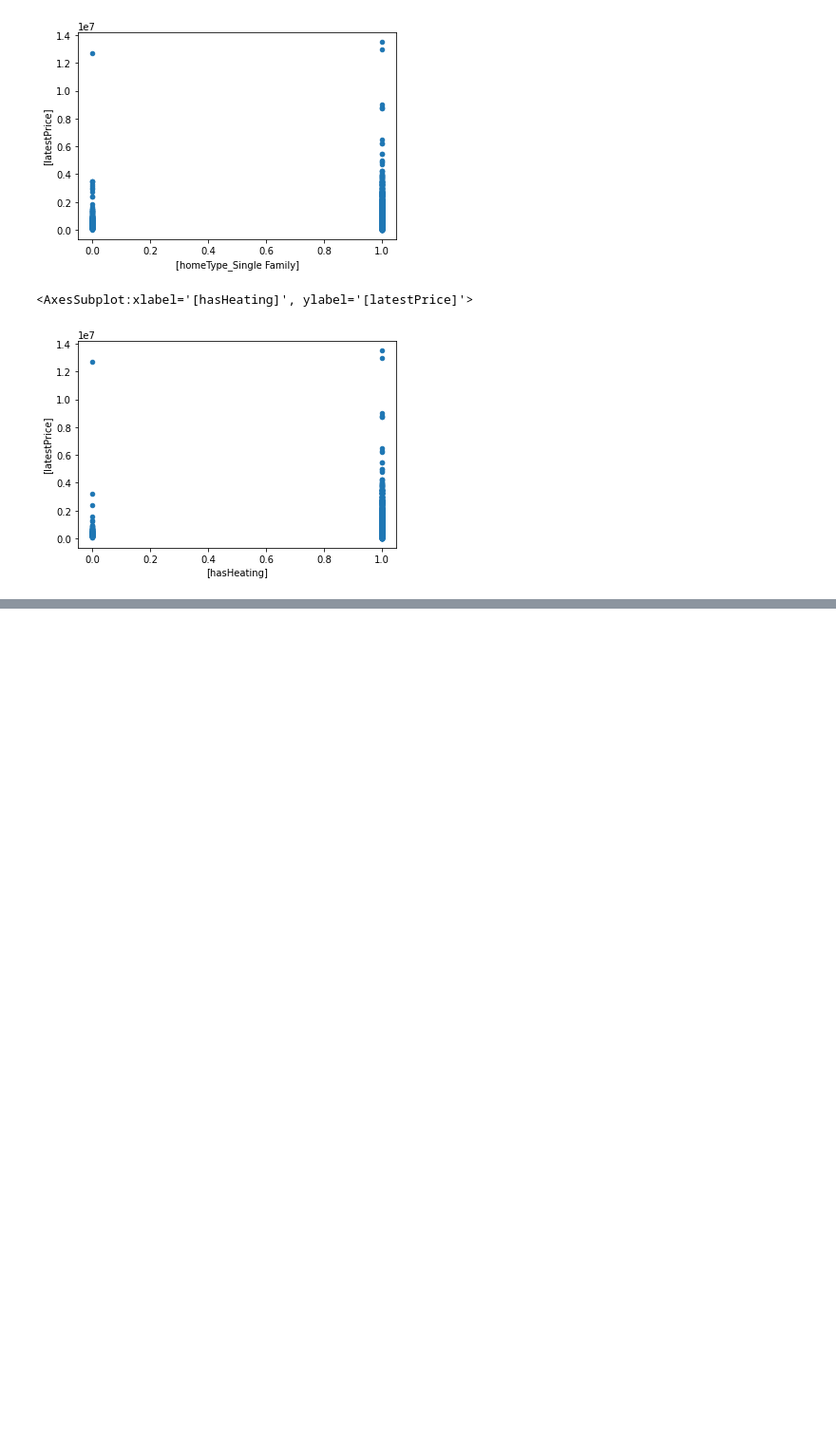
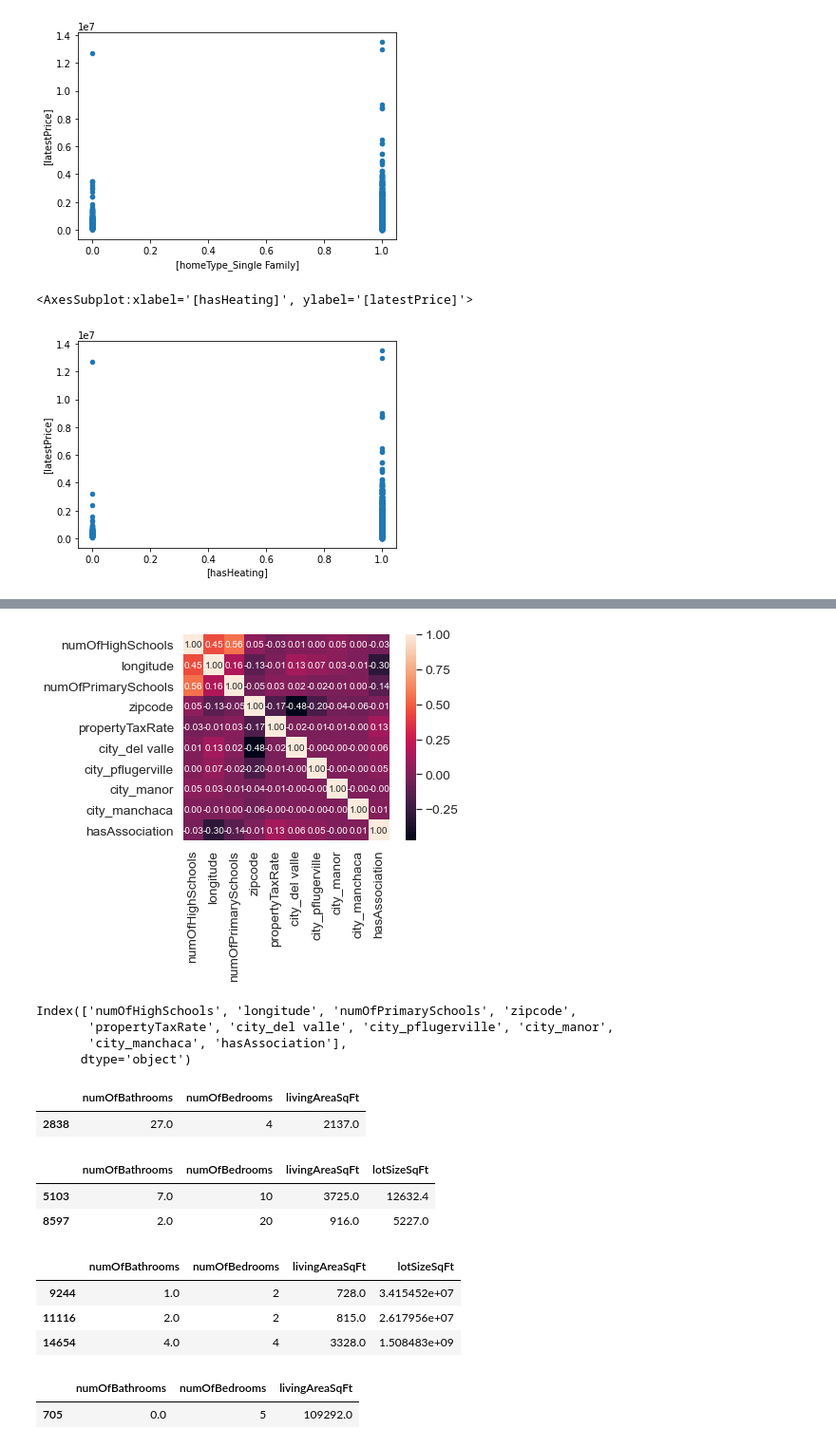
Before and after one commit to dannyvchu/Housing-Market-Analysis, a Jupyter notebook: CleaningData.ipynb, the cells around one changed output, grey strips where cells are left out. Shown: that part at 95% size. Saved outputs shown, nothing was run; the diff lists cells and outputs as text; code cells hidden in the pictures; blank space fills up the shorter version.

```diff
--- a/CleaningData.ipynb
+++ b/CleaningData.ipynb
@@ -314,0 +330,43 @@ regressiondata4.plot.scatter(x=['yearBuilt'], y=['latestPrice'])
+# %%
+#saleprice correlation matrix
+k = 10 #number of variables for heatmap
+cols = corrmat.nsmallest(k, 'latestPrice')['latestPrice'].index
+cm = np.corrcoef(regressiondata4[cols].values.T)
+sns.set(font_scale=1.25)
+hm = sns.heatmap(cm, cbar=True, annot=True, square=True, fmt='.2f', annot_kws={'size': 10}, yticklabels=cols.values, xticklabels=cols.values)
+plt.show()
+print(cols)
+# %% [output]
+[figure, added]
+Index(['numOfHighSchools', 'longitude', 'numOfPrimarySchools', 'zipcode',
+       'propertyTaxRate', 'city_del valle', 'city_pflugerville', 'city_manor',
+       'city_manchaca', 'hasAssociation'],
+      dtype='object')
+# %%
+# pull out outlier - 25 bathrooms
+oddrow1 = regressiondata4[regressiondata['numOfBathrooms'] >= 25]
+oddrow[['numOfBathrooms', 'numOfBedrooms', 'livingAreaSqFt']]
+# %% [output]
+|  | numOfBathrooms | numOfBedrooms | livingAreaSqFt |
+| 2838 | 27.0 | 4 | 2137.0 |
+# %%
+oddrow2 = regressiondata4[regressiondata['numOfBedrooms'] >= 10]
+oddrow2[['numOfBathrooms', 'numOfBedrooms', 'livingAreaSqFt','lotSizeSqFt']]
+# %% [output]
+|  | numOfBathrooms | numOfBedrooms | livingAreaSqFt | lotSizeSqFt |
+| 5103 | 7.0 | 10 | 3725.0 | 12632.4 |
+| 8597 | 2.0 | 20 | 916.0 | 5227.0 |
+# %%
+oddrow3 = regressiondata4[regressiondata['lotSizeSqFt'] >= 10000000]
+oddrow3[['numOfBathrooms', 'numOfBedrooms', 'livingAreaSqFt','lotSizeSqFt']]
+# %% [output]
+|  | numOfBathrooms | numOfBedrooms | livingAreaSqFt | lotSizeSqFt |
+| 9244 | 1.0 | 2 | 728.0 | 3.415452e+07 |
+| 11116 | 2.0 | 2 | 815.0 | 2.617956e+07 |
+| 14654 | 4.0 | 4 | 3328.0 | 1.508483e+09 |
+# %%
+oddrow4 = regressiondata4[regressiondata['livingAreaSqFt'] >= 40000]
+oddrow4[['numOfBathrooms', 'numOfBedrooms', 'livingAreaSqFt']]
+# %% [output]
+|  | numOfBathrooms | numOfBedrooms | livingAreaSqFt |
+| 705 | 0.0 | 5 | 109292.0 |
```
Also changed, not shown: parts of 28 cells of this notebook.
